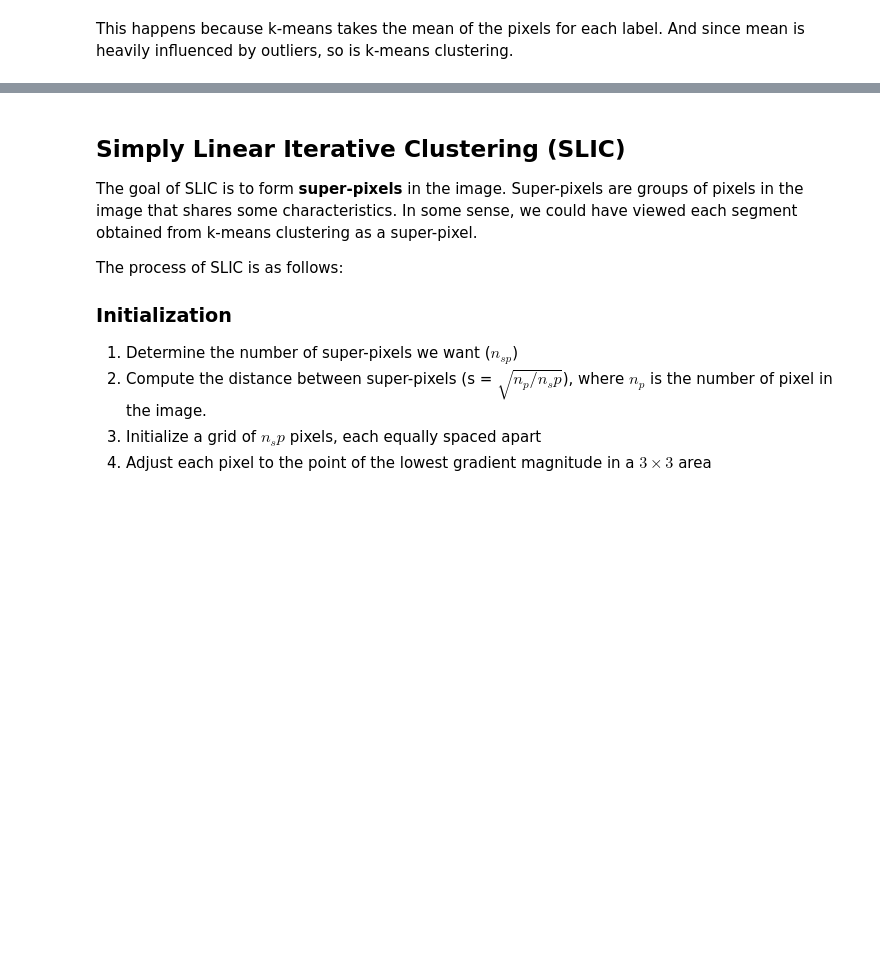
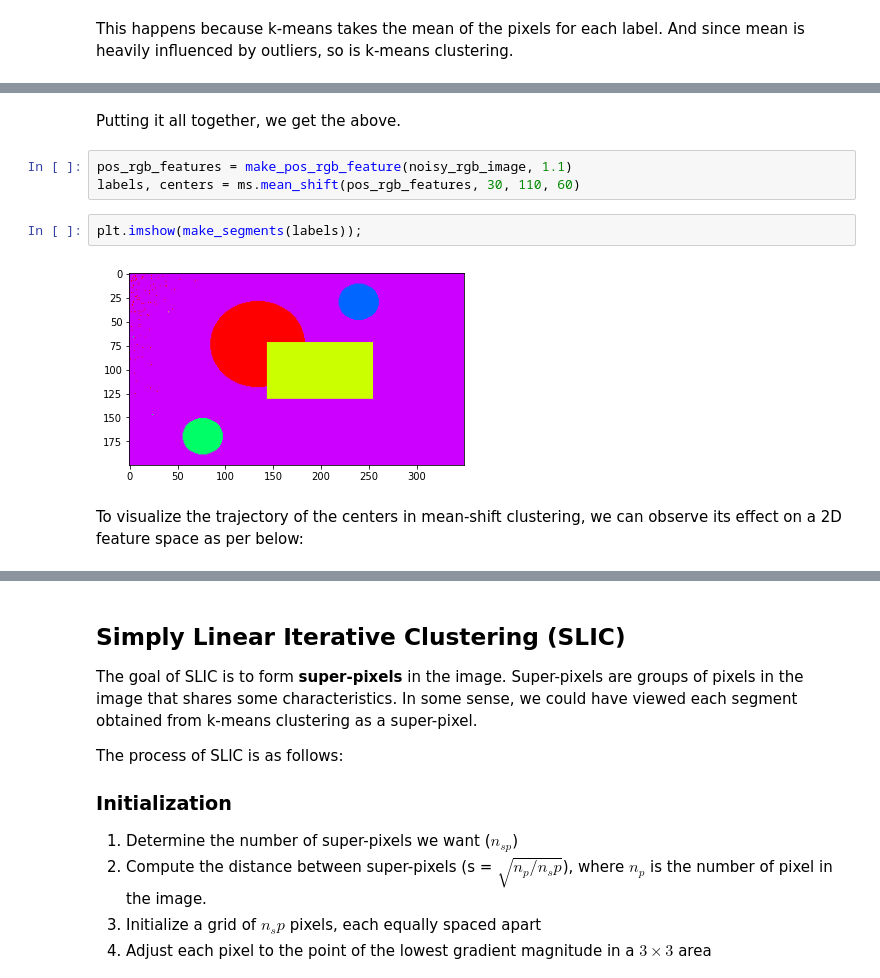
Before and after one commit to 0WN463/wellspring, a Jupyter notebook: computer-vision/segmentation.ipynb, the cells around one changed output, grey strips where cells are left out. Saved outputs shown, nothing was run; the diff lists cells and outputs as text; blank space fills up the shorter version.

Commit message:
Add meanshift to segmentation

```diff
--- a/computer-vision/segmentation.ipynb
+++ b/computer-vision/segmentation.ipynb
@@ -393,0 +458,11 @@ And since mean is heavily influenced by outliers, so is k-means clustering.
+# %% [markdown]
+Putting it all together, we get the above.
+# %%
+pos_rgb_features = make_pos_rgb_feature(noisy_rgb_image, 1.1)
+labels, centers = ms.mean_shift(pos_rgb_features, 30, 110, 60)
+# %%
+plt.imshow(make_segments(labels));
+# %% [output]
+[figure, added]
+# %% [markdown]
+To visualize the trajectory of the centers in mean-shift clustering, we can observe its effect on a 2D feature space as per below:
```
Also changed, not shown: parts of 19 cells of this notebook, 2 other files.
